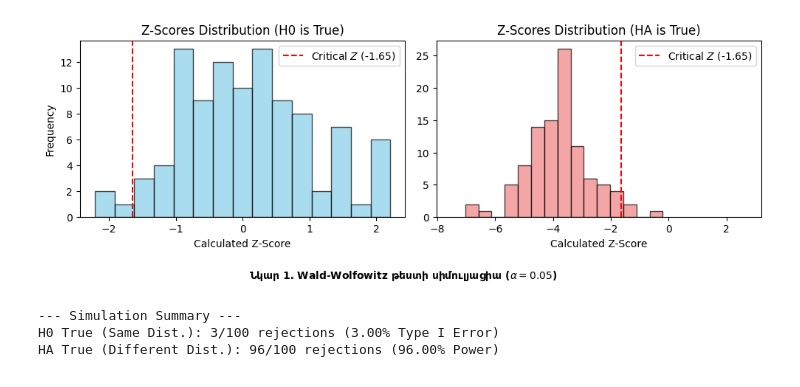
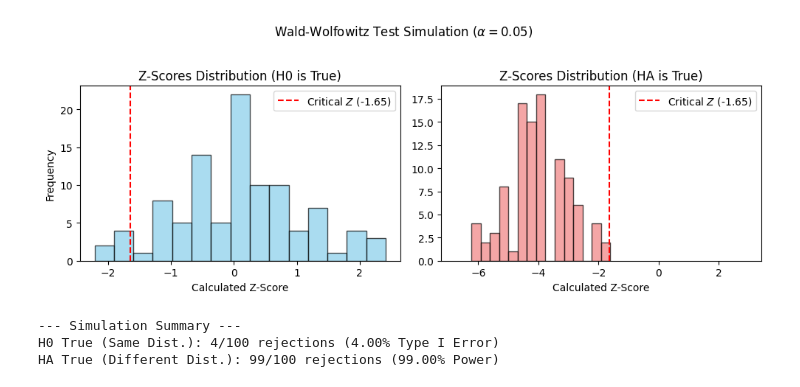
Before and after one commit to InnHar/StatisticsTests, a Jupyter notebook: Wald-Wolfowitz_test.ipynb, the cells around one changed output. Cells and saved outputs as stored; diff of their text form; code cells hidden in the pictures.

```diff
--- a/Wald-Wolfowitz_test.ipynb
+++ b/Wald-Wolfowitz_test.ipynb
@@ -114,36 +40,35 @@ HA True (Different Dist.): 96/100 rejections (96.00% Power)
 # %%
-
 # --- 3. Visualization ---
 fig, axes = plt.subplots(1, 2, figsize=(10, 4))
-fig.suptitle("Նկար 1․ Wald-Wolfowitz թեստի սիմուլյացիա ($\\alpha=0.05$)", fontsize=10, fontweight='bold', y=-0.001)
+fig.suptitle("Wald-Wolfowitz Test Simulation ($\\alpha=0.05$)")
 
 # --- Z-Score Histogram (H0 True) ---
 axes[0].hist(z_scores_h0, bins=15, color='skyblue', edgecolor='black', alpha=0.7)
 axes[0].axvline(critical_z, color='red', linestyle='--', label=f'Critical $Z$ ({critical_z:.2f})')
 axes[0].set_title('Z-Scores Distribution (H0 is True)')
 axes[0].set_xlabel('Calculated Z-Score')
 axes[0].set_ylabel('Frequency')
 axes[0].legend()
 # --- Z-Score Histogram (HA True) ---
 axes[1].hist(z_scores_ha, bins=15, color='lightcoral', edgecolor='black', alpha=0.7)
 axes[1].axvline(critical_z, color='red', linestyle='--', label=f'Critical $Z$ ({critical_z:.2f})')
 axes[1].set_title('Z-Scores Distribution (HA is True)')
 axes[1].set_xlabel('Calculated Z-Score')
 axes[1].set_xlim(min(z_scores_ha) - 1, max(z_scores_h0) + 1) # Ensure same scale for comparison
 axes[1].legend()
 
 plt.tight_layout(rect=[0, 0.03, 1, 0.95])
 plt.show()
 
 # --- Summary Statistics ---
 rejection_h0 = np.sum(np.array(z_scores_h0) < critical_z)
 rejection_ha = np.sum(np.array(z_scores_ha) < critical_z)
 
 print("\n--- Simulation Summary ---")
 print(f"H0 True (Same Dist.): {rejection_h0}/{n_iterations} rejections ({rejection_h0/n_iterations:.2%} Type I Error)")
 print(f"HA True (Different Dist.): {rejection_ha}/{n_iterations} rejections ({rejection_ha/n_iterations:.2%} Power)")
 # %% [output]
-[figure, old version]
+[figure, new version]
 --- Simulation Summary ---
-H0 True (Same Dist.): 3/100 rejections (3.00% Type I Error)
-HA True (Different Dist.): 96/100 rejections (96.00% Power)
+H0 True (Same Dist.): 4/100 rejections (4.00% Type I Error)
+HA True (Different Dist.): 99/100 rejections (99.00% Power)
```
Also changed, not shown: parts of 2 cells of this notebook.
